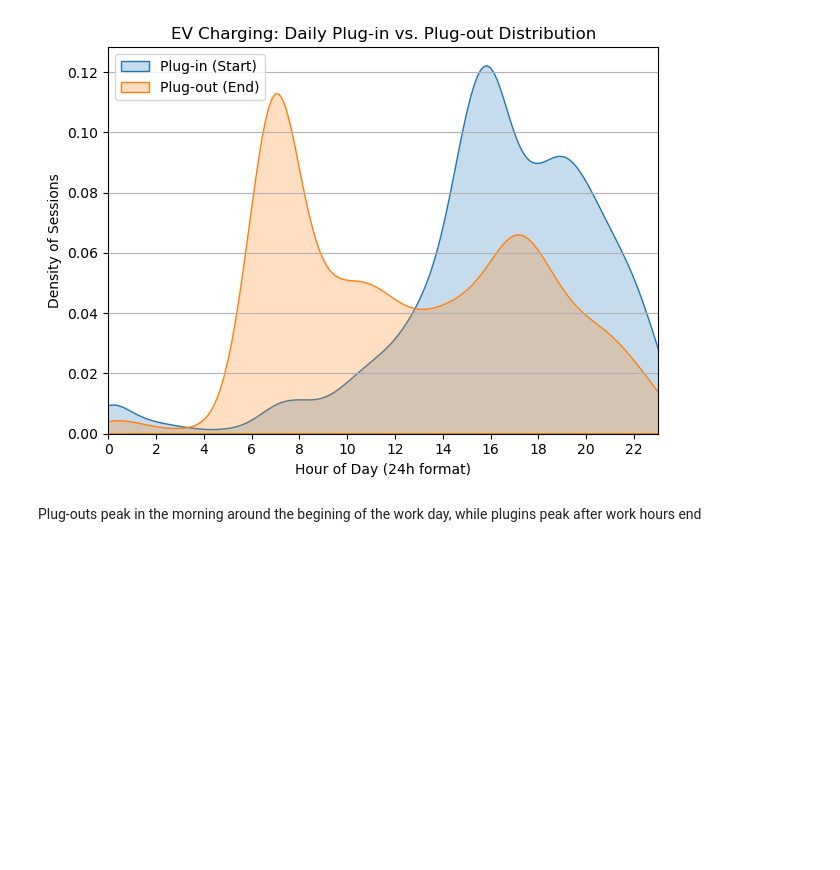
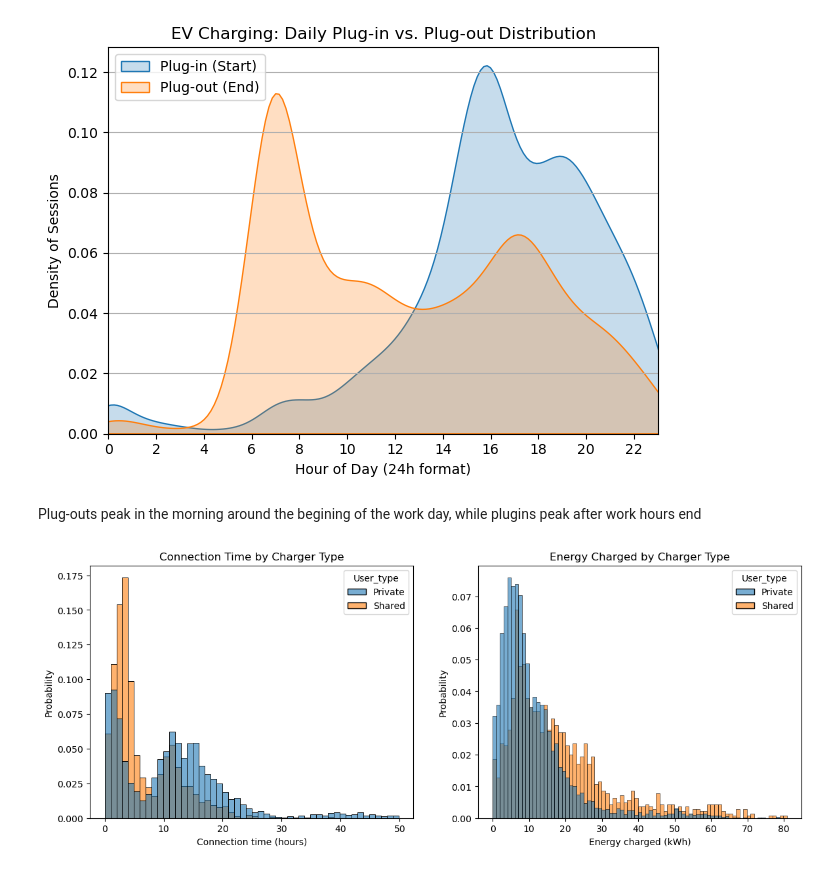
Before and after one commit to wlu-labs/research-students-Zenith78, a Jupyter notebook: notebooks/110923_implementation.ipynb, the cells around one changed output. Saved outputs shown, nothing was run; the diff lists cells and outputs as text; code cells hidden in the pictures; blank space fills up the shorter version.

```diff
--- a/notebooks/110923_implementation.ipynb
+++ b/notebooks/110923_implementation.ipynb
@@ -16,7 +16,7 @@ ds5 = pd.read_csv('data/Dataset 5_AMS data from garage Bl2.csv', sep=';', decima
 
 ds6 = pd.read_csv('data/Dataset 6_Local traffic distribution.csv', sep=';', decimal=',')
 # %%
-ds1_clean = ds1.dropna(subset=['End_plugout','Start_plugin']) #drop rows with missing values in the specified columns
+ds1_clean = ds1.dropna(subset=['End_plugout','Start_plugin']).copy()
 
 
 ds1['Start_plugin'] = pd.to_datetime(ds1_clean['Start_plugin'], format='%d.%m.%Y %H:%M') #format the string to a datetime object
@@ -24,5 +24,5 @@ ds1['End_plugout'] = pd.to_datetime(ds1_clean['End_plugout'], format='%d.%m.%Y %
 
 ds1_clean = ds1_clean[ds1_clean['El_kWh'] > 0] #if no energy was charged the row should be dropped
 
-ds1_clean['min_needed_hours_11kW'] = ds1_clean['El_kWh'] / 11 #min hours needed to charge a car with a power of 11 kW
+type(ds1['End_plugout'][0])
 # %% [output]
@@ -30,14 +30,12 @@ numpy.float64
 # %%
-ds1_clean = ds1_clean[ds1_clean['El_kWh'] > 0] #if no energy was charged the row should be dropped
+ds1_clean['min_needed_hours_11kW'] = ds1_clean['El_kWh'] / 11
 
-ds1_clean['min_needed_hours_11kW'] = ds1_clean['El_kWh'] / 11 #min hours needed to charge a car with a power of 11 kW
 
-ds1_clean['recorded_duration_hours'] = (ds1_clean['End_plugout'] - ds1_clean['Start_plugin']).dt.total_seconds() / 3600 #duration taken by each car
+ds1_clean['recorded_duration_hours'] = ds1_clean['End_plugout'] - ds1_clean['Start_plugin']
+ds1_clean['recorded_duration_hours'] = ds1_clean['recorded_duration_hours'].dt.total_seconds() / 3600
 
-impossible_duration = ds1_clean['recorded_duration_hours'] < ds1_clean['min_needed_hours_11kW'] #check if the recorded duration is less than the minimum needed hours to charge the car
+impossible_duration_index = ds1_clean['recorded_duration_hours'] < ds1_clean['min_needed_hours_11kW']
 
-ds1_clean.loc[impossible_duration, 'End_plugout'] = pd.NaT
+ds1_clean.loc[impossible_duration_index, 'End_plugout'] = pd.NaT
 
 ds1_clean.dropna(subset=['End_plugout'], inplace=True)
-
-display(ds1_clean['min_needed_hours_11kW'])
@@ -87,3 +72,27 @@ plt.show()
 [figure]
 # %% [markdown]
 Plug-outs peak in the morning around the begining of the work day, while plugins peak after work hours end
+# %%
+charger_power = 3.6
+
+ds1_clean['Synthetic_charge_time_hrs'] = ds1_clean['El_kWh'] / charger_power
+
+ds1_clean['Idle_time_hrs'] = ds1_clean['recorded_duration_hours'] - ds1_clean['Synthetic_charge_time_hrs']
+# %%
+fig, axes = plt.subplots(1, 2, figsize=(14, 5))
+
+# Plot 1: Connection Time Histogram axes[0]
+sns.histplot(data=ds1_clean[ds1_clean['Duration_hours'] <= 50], x='Duration_hours', hue='User_type', binwidth=1, stat='probability', common_norm=False, ax=axes[0], alpha=0.6)
+axes[0].set_title('Connection Time by Charger Type')
+axes[0].set_xlabel('Connection time (hours)')
+
+# Plot 2: Energy Charged Histogram axes[1]
+sns.histplot(data=ds1_clean[ds1_clean['El_kWh'] <= 100],
+             x='El_kWh', hue='User_type', binwidth=1,
+             stat='probability', common_norm=False, ax=axes[1], alpha=0.6)
+axes[1].set_title('Energy Charged by Charger Type')
+axes[1].set_xlabel('Energy charged (kWh)')
+
+plt.show()
+# %% [output]
+[figure, added]
```
Also changed, not shown: parts of 11 cells of this notebook.
